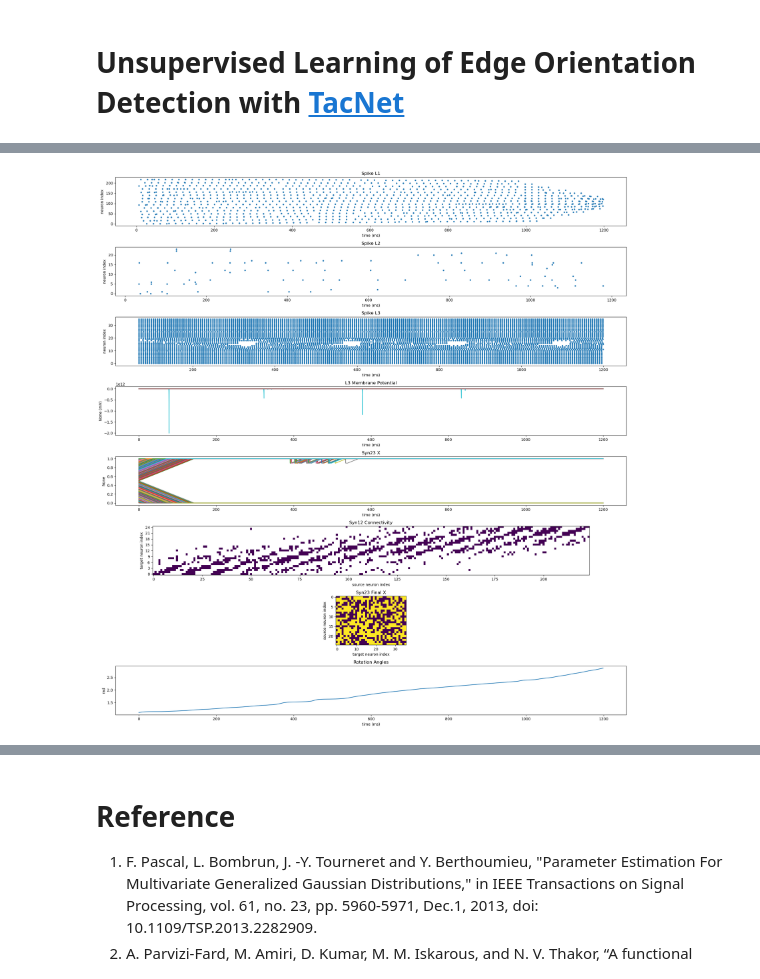
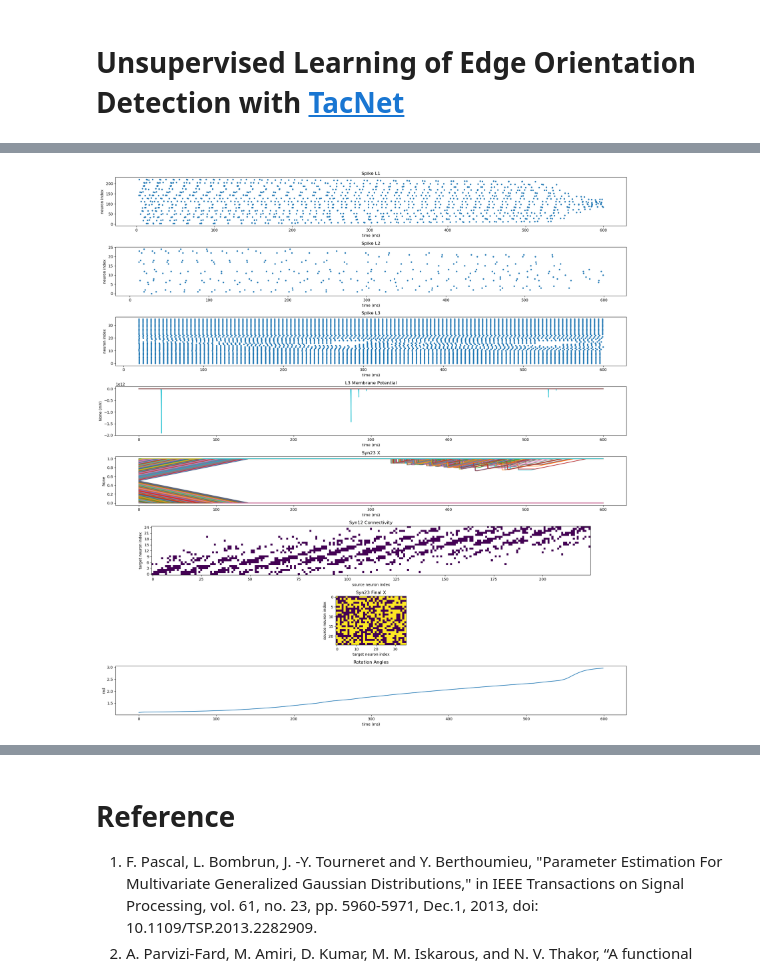
Before and after one commit to wngfra/tac3d, a Jupyter notebook: tacsense/brian_simulate.ipynb, the cells around one changed output, grey strips where cells are left out. Drawn from its saved outputs; the diff is of its cells as text; code cells hidden in the pictures.

```diff
--- a/tacsense/brian_simulate.ipynb
+++ b/tacsense/brian_simulate.ipynb
@@ -1,78 +1,81 @@
 # %% [markdown]
 # Import Packages
 # %%
+import matplotlib.pyplot as plt
 import numpy as np
-import matplotlib.pyplot as plt
-
+import sklearn as sl
 from brian2 import *
 from brian2tools import brian_plot, plot_state
 from IPython.display import HTML
-
 from TacNet import TacNet
 from utils import display_video
 
-set_device('cpp_standalone')
+set_device("cpp_standalone")
+
 
 def wrap2pi(angles):
     theta = np.array(angles)
     theta = theta.reshape(-1)
-    n = np.floor(theta/np.pi)
-    return theta - n*np.pi
+    n = np.floor(theta / np.pi)
+    return theta - n * np.pi
+
 
 def extend_dataset(data, labels, n=1, crop=None):
     if not isinstance((data, labels), (np.ndarray, np.ndarray)):
         data = np.asarray(data)
         labels = np.asarray(labels)
+        # data, labels = sl.utils.shuffle(data, labels)
 
     if crop is not None:
         data = data[:crop, :, :]
-        labels = labels[:crop, ]
+        labels = labels[
+            :crop,
+        ]
 
     return np.repeat(data, n, axis=0), np.repeat(labels, n, axis=0)
 # %% [markdown]
 # Unsupervised Learning of Edge Orientation Detection with [TacNet](TacNet.py)
 # %%
 # Prepare dataset
-dt = 1*ms
-site_name = 'sharp_site'
+dt = 1 * ms
+site_name = "round_site"
 dataset = np.load("../data/touch.pkl", allow_pickle=True)
-sensordata = dataset[site_name]['sensordata']
-rot_orientations = dataset[site_name]['orientations']
-data, orientations = extend_dataset(sensordata, rot_orientations, n=2, crop=600)
+sensordata = dataset[site_name]["sensordata"]
+rot_orientations = dataset[site_name]["orientations"]
+data, orientations = extend_dataset(sensordata, rot_orientations, n=1, crop=600)
 
 # Convert values to spikes
 length, height, width = data.shape
 inputs = data.reshape(length, -1)
-inputs[inputs > 0] = 1.
-I = TimedArray(inputs*200*pA, dt=dt)
+inputs[inputs > 0] = 1.0
+I = TimedArray(inputs * 200 * pA, dt=dt)
 
 # Prepare simulation
-duration = I.values.shape[0]*dt
-num_neurons = [height*width, 25, 36]
+duration = I.values.shape[0] * dt
+num_neurons = [height * width, 25, 36]
 model = TacNet(num_neurons)
 mons = model.run(I, duration)
 
 # Plot results
 fig, axs = plt.subplots(8, 1, figsize=(20, 21))
 for i in range(3):
-    axs[i].set_title('Spike L'+str(i+1))
-    brian_plot(mons['SpikeMonitor_L'+str(i+1)], axes=axs[i])
+    axs[i].set_title("Spike L" + str(i + 1))
+    brian_plot(mons["SpikeMonitor_L" + str(i + 1)], axes=axs[i])
 
-axs[3].set_title('L3 Membrane Potential')
-plot_state(mons['StateMonitor_L3'].t, mons['StateMonitor_L3'].v.T, axes=axs[3])
-axs[4].set_title('Syn23 X')
-plot_state(mons['StateMonitor_Syn23'].t,
-            mons['StateMonitor_Syn23'].X.T, axes=axs[4])
-axs[5].set_title('Syn12 Connectivity')
-brian_plot(model.net['Syn12'], axes=axs[5])
-axs[6].set_title('Syn23 Final X')
-axs[6].set_xlabel('target neuron index')
-axs[6].set_ylabel('source neuron index')
-axs[6].imshow(model.net['Syn23'].X_[:].reshape((num_neurons[1], num_neurons[2])))
+axs[3].set_title("L3 Membrane Potential")
+plot_state(mons["StateMonitor_L3"].t, mons["StateMonitor_L3"].v.T, axes=axs[3])
+axs[4].set_title("Syn23 X")
+plot_state(mons["StateMonitor_Syn23"].t, mons["StateMonitor_Syn23"].X.T, axes=axs[4])
+axs[5].set_title("Syn12 Connectivity")
+brian_plot(model.net["Syn12"], axes=axs[5])
+axs[6].set_title("Syn23 Final X")
+axs[6].set_xlabel("target neuron index")
+axs[6].set_ylabel("source neuron index")
+axs[6].imshow(model.net["Syn23"].X_[:].reshape((num_neurons[1], num_neurons[2])))
 axs[7].plot(wrap2pi(orientations))
-axs[7].set_title('Rotation Angles')
-axs[7].set_xlabel('time (ms)')
-axs[7].set_ylabel('rad')
+axs[7].set_title("Rotation Angles")
+axs[7].set_xlabel("time (ms)")
+axs[7].set_ylabel("rad")
 plt.tight_layout()
 plt.show()
 # %% [output]
@@ -97 +82 @@ INFO:root:/home/alex/miniconda3/envs/brian/bin/x86_64-conda-linux-gnu-cc -DNDEBU
-[figure, old version]
+[figure, new version]
```
Also changed, not shown: parts of 3 cells of this notebook, 1 other file.
